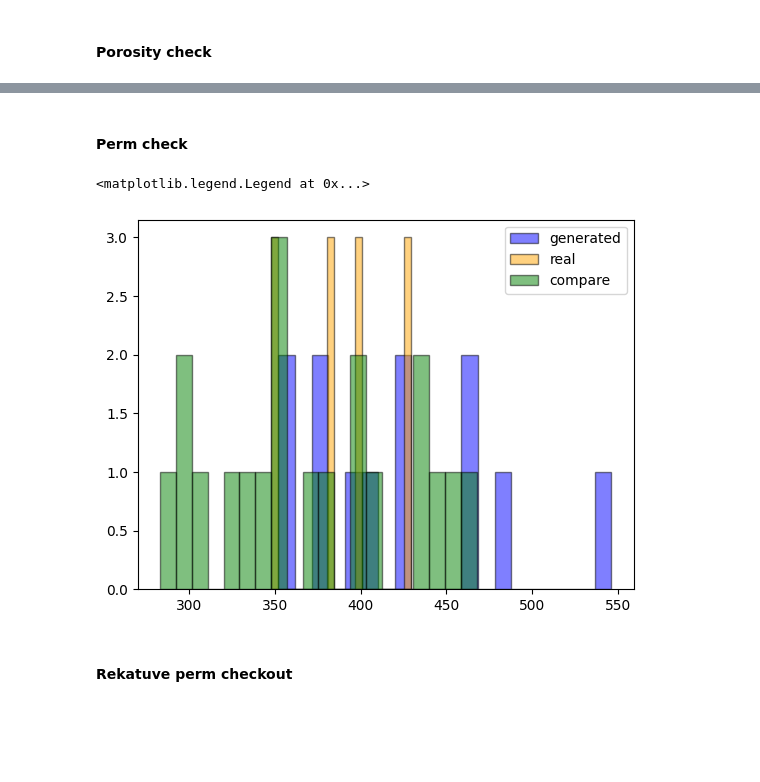
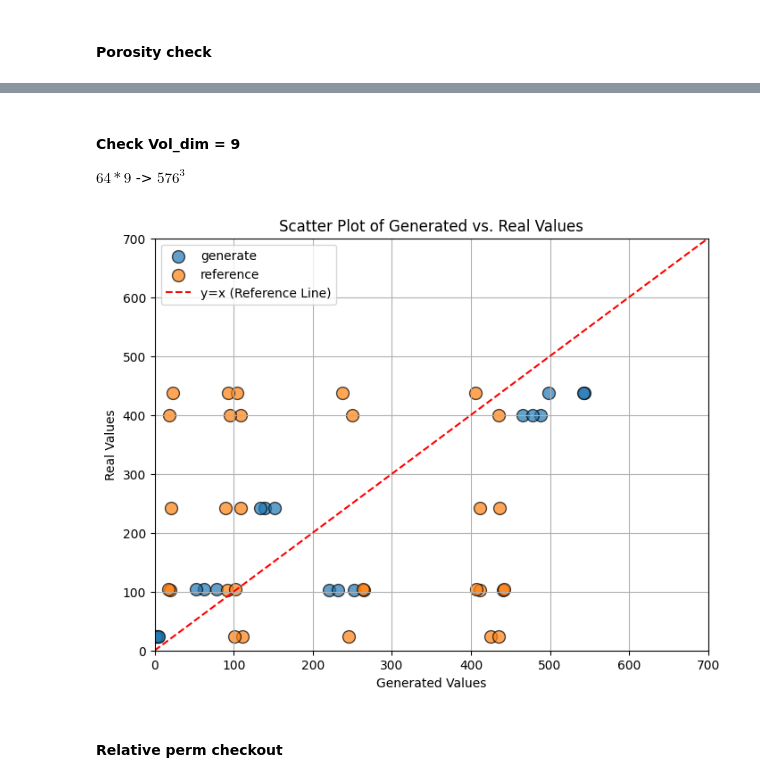
Before and after one commit to ZihanRen/poretransformer, a Jupyter notebook: lpu3dnet/post_process/analyze_phys_single.ipynb, the cells around one changed output, grey strips where cells are left out. Cells and saved outputs as stored; diff of their text form; code cells hidden in the pictures; blank space fills up the shorter version.

Commit message:
update 0830 - see good results kr

```diff
--- a/lpu3dnet/post_process/analyze_phys_single.ipynb
+++ b/lpu3dnet/post_process/analyze_phys_single.ipynb
@@ -18,7 +18,7 @@ with open(f'{root_dir}/sample_{ct_idx}/phys_results_{vol_dim}.pickle', 'rb') as
 # %% [markdown]
 #### Porosity check
 # %%
-for i in range(4):
+for i in range(1):
     phys_generate = sim_results[i]['generate']
 
     print(30*"--")
@@ -53,11 +38,20 @@ original 0.190503579598886
-# %% [markdown]
-#### Perm check
+# %% [markdown]
+#### Check Vol_dim = 9
+
+$64*9$ -> $576^3$
 # %%
-k_gen, k_real, k_compare = [], [], []
+k_gen, k_real, k_compare,k_compare_real = [], [], [],[]
 
-for i in range(4):
+for ct_idx in range(6):
+    with open(f'{root_dir}/sample_{ct_idx}/phys_results_{vol_dim}.pickle', 'rb') as file:
+        # Deserialize the data from the file and assign it to a variable
+        sim_results = pickle.load(file)
+
+    sample_idx = 0
+
     phys_generate = sim_results[i]['generate']
     phys_real = sim_results[i]['original']
+
     for phys_emsemble in phys_generate:
         if not phys_emsemble:
             continue
@@ -65,26 +59,32 @@ for i in range(4):
         k_real.append(phys_real['kabs'][0])
 
 
-# comparison
+    compare_results = sim_results['compare']
 
-compare_results = sim_results['compare']
-
-for compare_phys in compare_results:
-    if not compare_phys:
-        continue
-    k_compare.append(compare_phys['kabs'][0])
+    for compare_phys in compare_results:
+        if not compare_phys:
+            continue
+        k_compare.append(compare_phys['kabs'][0])
+        k_compare_real.append(phys_real['kabs'][0])
-# %%
-# plot histogram of kabs
-
-f = plt.figure()
-plt.hist(k_gen, bins=20, alpha=0.5,edgecolor = 'black', facecolor='blue', label='generated')
-plt.hist(k_real, bins=20, alpha=0.5,edgecolor = 'black', facecolor='orange', label='real')
-plt.hist(k_compare, bins=20, alpha=0.5,edgecolor = 'black', facecolor='green', label='compare')
-
-plt.legend()
-# %% [output]
-<matplotlib.legend.Legend at 0x...>
-[figure, removed]
+# %%
+k_max = 700
+plt.figure(figsize=(8, 6))  # Increase figure size
+
+# Increase marker size and add edge color for better visibility
+plt.scatter(k_gen, k_real, label='generate', s=100, edgecolor='black', alpha=0.7)
+plt.scatter(k_compare, k_compare_real, label='reference', s=100, edgecolor='black', alpha=0.7)
+plt.plot([0, k_max], [0, k_max], linestyle='--', color='red', label='y=x (Reference Line)')
+
+plt.xlim([0, k_max])
+plt.ylim([0, k_max])
+plt.xlabel('Generated Values')
+plt.ylabel('Real Values')
+plt.title('Scatter Plot of Generated vs. Real Values')
+plt.legend()
+plt.grid(True)  # Optional: add grid lines for better readability
+plt.show()
+# %% [output]
+[figure, added]
 # %%
 def plot_figure_air(kr_results_real, kr_results_pred, sim_results):
     f = plt.figure()
@@ -131,4 +131,4 @@ def plot_figure_water(kr_results_real, kr_results_pred, sim_results):
     plt.title('Relative Permeability of Water')
     plt.show()
 # %% [markdown]
-#### Rekatuve perm checkout
+#### Relative perm checkout
```
Also changed, not shown: parts of 20 cells of this notebook, 2 other files.
